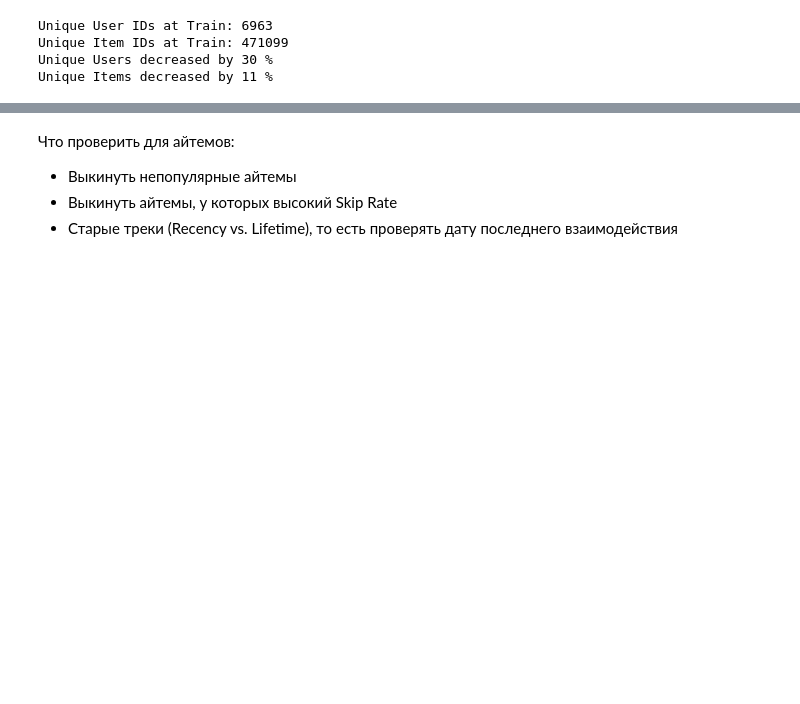
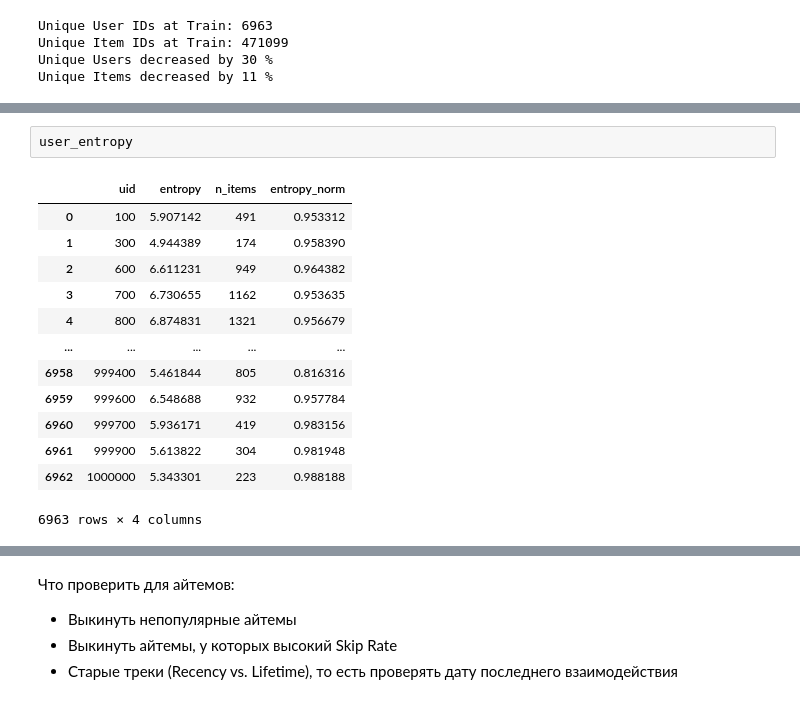
Before and after one commit to layvvs/hse-ai-year-project-2025, a Jupyter notebook: checkpoint-6-bmyakin/new-eda.ipynb, the cells around one changed output, grey strips where cells are left out. Drawn from its saved outputs; the diff is of its cells as text; blank space fills up the shorter version.

```diff
--- a/checkpoint-6-bmyakin/new-eda.ipynb
+++ b/checkpoint-6-bmyakin/new-eda.ipynb
@@ -196,2 +203,18 @@ user_gini = (
+# %%
+user_entropy
+# %% [output]
+|  | uid | entropy | n_items | entropy_norm |
+| 0 | 100 | 5.907142 | 491 | 0.953312 |
+| 1 | 300 | 4.944389 | 174 | 0.958390 |
+| 2 | 600 | 6.611231 | 949 | 0.964382 |
+| 3 | 700 | 6.730655 | 1162 | 0.953635 |
+| 4 | 800 | 6.874831 | 1321 | 0.956679 |
+| ... | ... | ... | ... | ... |
+| 6958 | 999400 | 5.461844 | 805 | 0.816316 |
+| 6959 | 999600 | 6.548688 | 932 | 0.957784 |
+| 6960 | 999700 | 5.936171 | 419 | 0.983156 |
+| 6961 | 999900 | 5.613822 | 304 | 0.981948 |
+| 6962 | 1000000 | 5.343301 | 223 | 0.988188 |
+6963 rows × 4 columns
 # %%
 plt.figure(figsize=(10, 5))
```
Also changed, not shown: parts of 24 cells of this notebook, 4 other files.
